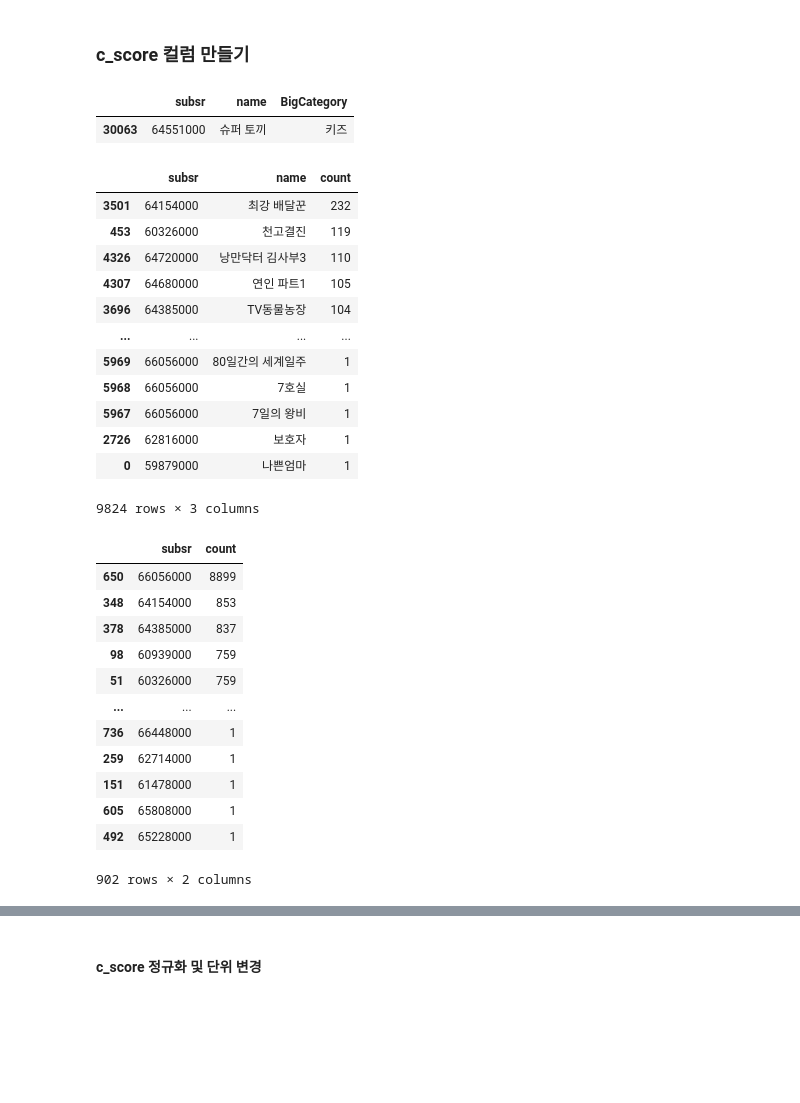
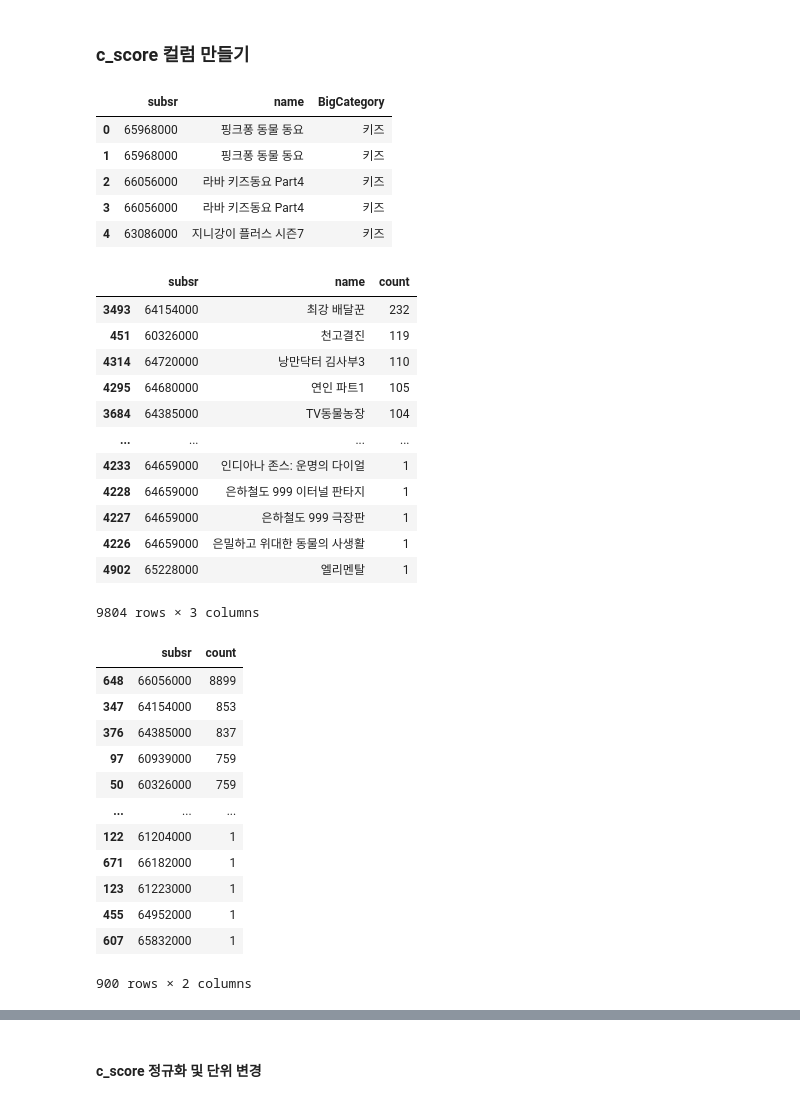
Before and after one commit to LGHV-team1/final-project, a Jupyter notebook: 전처리/vod,content_score통합.ipynb, the cells around one changed output, grey strips where cells are left out. Saved outputs shown, nothing was run; the diff lists cells and outputs as text; code cells hidden in the pictures; blank space fills up the shorter version.

Commit message:
feat    : vod, content 모델 적용할 데이터셋 생성
vod 89월 통합, content89월 통합하여 각각 모델 적용할 데이터셋 생성

```diff
--- a/전처리/vod,content_score통합.ipynb
+++ b/전처리/vod,content_score통합.ipynb
@@ -33,11 +28,11 @@ Mounted at /content/drive
 # %%
 # 데이터를 구분하는 문자를 지정하는 옵션
-vod8 = pd.read_csv('/content/drive/MyDrive/LG Hellovision VOD 추천 프로젝트/data/데이터 3차/데이터스쿨_3차_VOD_2308.csv', sep='\t', encoding='cp949')
-vod9 = pd.read_csv('/content/drive/MyDrive/LG Hellovision VOD 추천 프로젝트/data/데이터 3차/데이터스쿨_3차_VOD_2309.csv', sep='\t', encoding='cp949')
+vod8 = pd.read_csv('../data/데이터스쿨3차_2308월/데이터스쿨_3차_VOD_2308.csv', encoding = 'cp949', sep = '\t')
+vod9 = pd.read_csv('../data/데이터스쿨3차_2309월/데이터스쿨_3차_VOD_2309.csv', encoding = 'cp949', sep = '\t')
 # channel8 = pd.read_csv('/content/drive/MyDrive/LG Hellovision VOD 추천 프로젝트/data/데이터 3차/데이터스쿨3차_채널PGM_2308월.csv', sep='\t', encoding='cp949')
 # channel9 = pd.read_csv('/content/drive/MyDrive/LG Hellovision VOD 추천 프로젝트/data/데이터 3차/데이터스쿨3차_채널PGM_2309월.csv', encoding='cp949')
-con8 = pd.read_csv('/content/drive/MyDrive/LG Hellovision VOD 추천 프로젝트/data/데이터 3차/데이터스쿨_3차_콘텐츠_2308.csv', sep='\t', encoding='cp949')
-con9 = pd.read_csv('/content/drive/MyDrive/LG Hellovision VOD 추천 프로젝트/data/데이터 3차/데이터스쿨_3차_콘텐츠_2309.csv', sep='\t', encoding='cp949')
+con8 = pd.read_csv('../data/데이터스쿨3차_2308월/데이터스쿨_3차_콘텐츠_2308.csv', encoding = 'cp949', sep = '\t')
+con9 = pd.read_csv('../data/데이터스쿨3차_2309월/데이터스쿨_3차_콘텐츠_2309.csv', encoding = 'cp949', sep = '\t')
 # %%
 v8 = vod8.copy()
 v9 = vod9.copy()
@@ -114,11 +112,15 @@ AttributeError: ignored
 # %%
 # 이름 변경
 con = con89[['subsr', 'series_nm', 'ct_cl']]
 con.columns = ['subsr', 'name', 'BigCategory']
-con.tail(1)
+con.head()
 # %% [output]
 |  | subsr | name | BigCategory |
-| 30063 | 64551000 | 슈퍼 토끼 | 키즈 |
+| 0 | 65968000 | 핑크퐁 동물 동요 | 키즈 |
+| 1 | 65968000 | 핑크퐁 동물 동요 | 키즈 |
+| 2 | 66056000 | 라바 키즈동요 Part4 | 키즈 |
+| 3 | 66056000 | 라바 키즈동요 Part4 | 키즈 |
+| 4 | 63086000 | 지니강이 플러스 시즌7 | 키즈 |
 # %%
 conn = con.copy()
 # %%
@@ -130,36 +132,36 @@ count = con.groupby(['subsr', 'name']).size().reset_index(name='count').sort_val
 count
 # %% [output]
 |  | subsr | name | count |
-| 3501 | 64154000 | 최강 배달꾼 | 232 |
-| 453 | 60326000 | 천고결진 | 119 |
-| 4326 | 64720000 | 낭만닥터 김사부3 | 110 |
-| 4307 | 64680000 | 연인 파트1 | 105 |
-| 3696 | 64385000 | TV동물농장 | 104 |
+| 3493 | 64154000 | 최강 배달꾼 | 232 |
+| 451 | 60326000 | 천고결진 | 119 |
+| 4314 | 64720000 | 낭만닥터 김사부3 | 110 |
+| 4295 | 64680000 | 연인 파트1 | 105 |
+| 3684 | 64385000 | TV동물농장 | 104 |
 | ... | ... | ... | ... |
-| 5969 | 66056000 | 80일간의 세계일주 | 1 |
-| 5968 | 66056000 | 7호실 | 1 |
-| 5967 | 66056000 | 7일의 왕비 | 1 |
-| 2726 | 62816000 | 보호자 | 1 |
-| 0 | 59879000 | 나쁜엄마 | 1 |
+| 4233 | 64659000 | 인디아나 존스: 운명의 다이얼 | 1 |
+| 4228 | 64659000 | 은하철도 999 이터널 판타지 | 1 |
+| 4227 | 64659000 | 은하철도 999 극장판 | 1 |
+| 4226 | 64659000 | 은밀하고 위대한 동물의 사생활 | 1 |
+| 4902 | 65228000 | 엘리멘탈 | 1 |
-9824 rows × 3 columns
+9804 rows × 3 columns
 # %%
 # 이상치 확인 후 삭제
 count_id = con.groupby(['subsr']).size().reset_index(name='count').sort_values(by='count', ascending=False)
 count_id
 # %% [output]
 |  | subsr | count |
-| 650 | 66056000 | 8899 |
-| 348 | 64154000 | 853 |
-| 378 | 64385000 | 837 |
-| 98 | 60939000 | 759 |
-| 51 | 60326000 | 759 |
+| 648 | 66056000 | 8899 |
+| 347 | 64154000 | 853 |
+| 376 | 64385000 | 837 |
+| 97 | 60939000 | 759 |
+| 50 | 60326000 | 759 |
 | ... | ... | ... |
-| 736 | 66448000 | 1 |
-| 259 | 62714000 | 1 |
-| 151 | 61478000 | 1 |
-| 605 | 65808000 | 1 |
-| 492 | 65228000 | 1 |
+| 122 | 61204000 | 1 |
+| 671 | 66182000 | 1 |
+| 123 | 61223000 | 1 |
+| 455 | 64952000 | 1 |
+| 607 | 65832000 | 1 |
-902 rows × 2 columns
+900 rows × 2 columns
 # %%
 # subsr = 66056000 삭제
 con.drop(con[con['subsr'] == 66056000].index, inplace=True)
```
Also changed, not shown: parts of 9 cells of this notebook, 3 other files.
